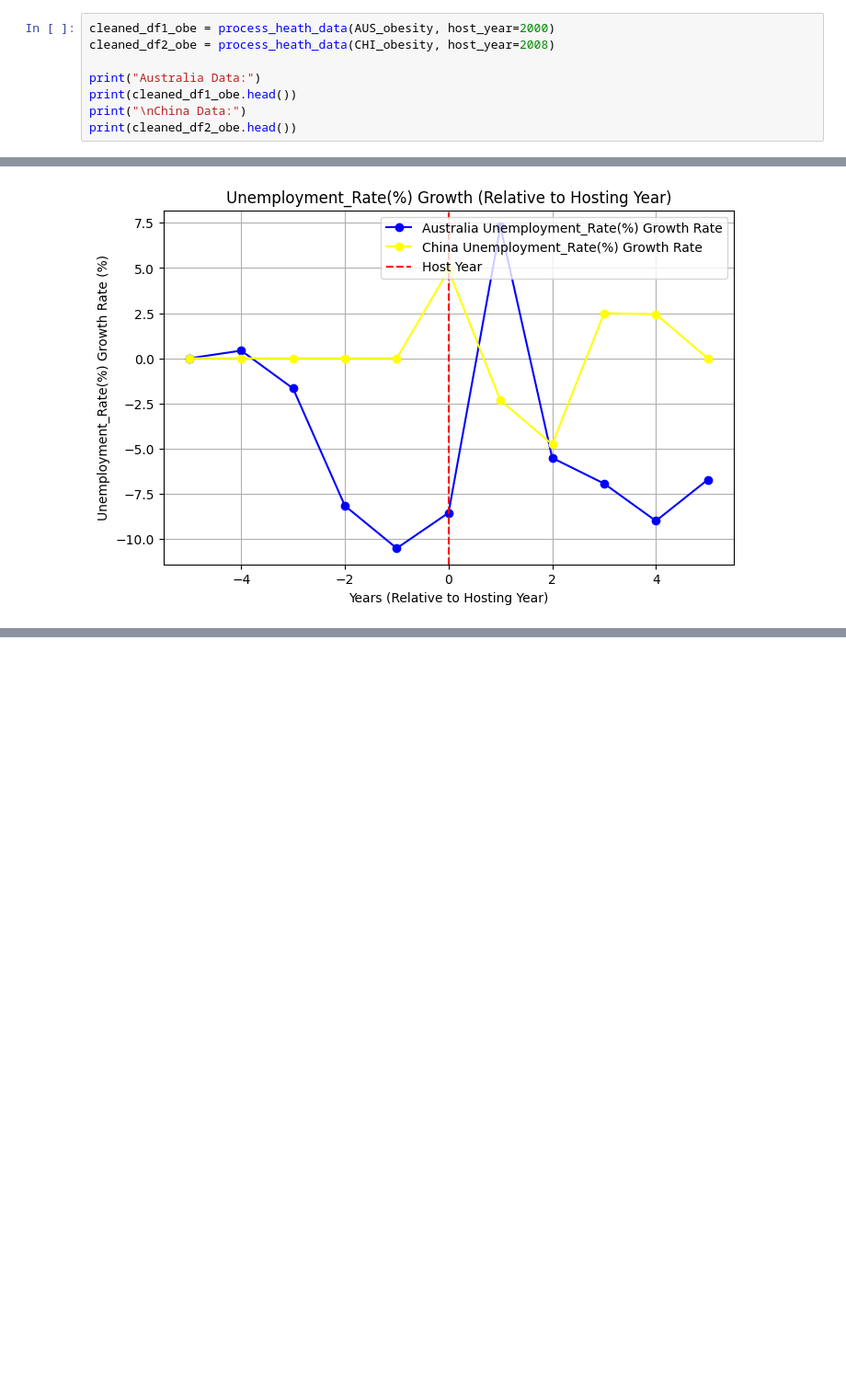
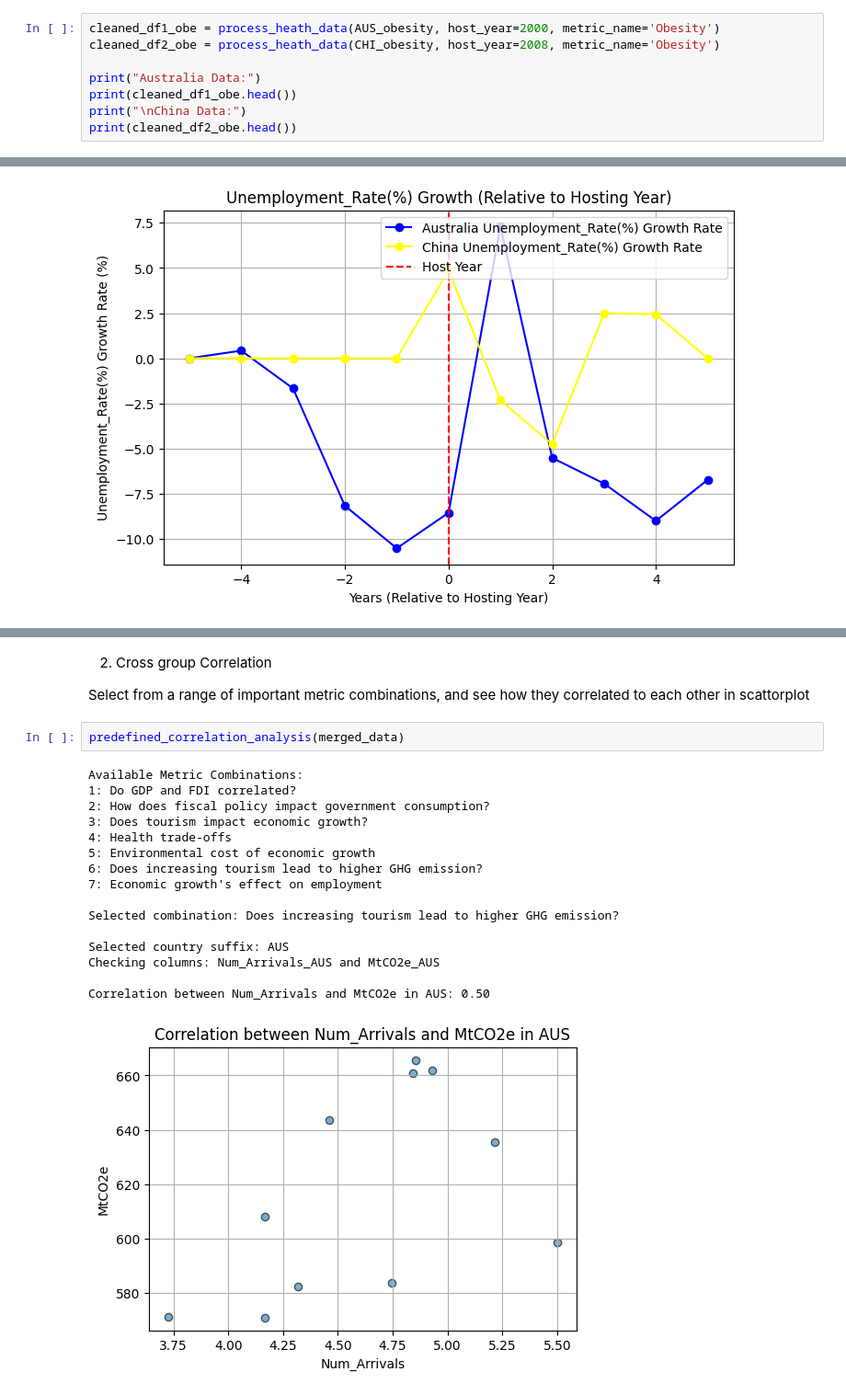
Before and after one commit to Ray-Gizzy/2024Fall_projects, a Jupyter notebook: Visualization.ipynb, the cells around one changed output, grey strips where cells are left out. Shown at 92% size. Drawn from its saved outputs; the diff is of its cells as text; blank space fills up the shorter version.

```diff
--- a/Visualization.ipynb
+++ b/Visualization.ipynb
@@ -404,8 +407,8 @@ def process_heath_data(df, host_year):
         processed_data.append(processed_df)
     return pd.concat(processed_data, ignore_index=True)
 # %%
-cleaned_df1_obe = process_heath_data(AUS_obesity, host_year=2000)
-cleaned_df2_obe = process_heath_data(CHI_obesity, host_year=2008)
+cleaned_df1_obe = process_heath_data(AUS_obesity, host_year=2000, metric_name='Obesity')
+cleaned_df2_obe = process_heath_data(CHI_obesity, host_year=2008, metric_name='Obesity')
 
 print("Australia Data:")
 print(cleaned_df1_obe.head())
@@ -698,0 +823,23 @@ growth_rate_plot(
+# %% [markdown]
+2. Cross group Correlation
+
+Select from a range of important metric combinations, and see how they correlated to each other in scattorplot
+# %%
+predefined_correlation_analysis(merged_data)
+# %% [output]
+Available Metric Combinations:
+1: Do GDP and FDI correlated?
+2: How does fiscal policy impact government consumption?
+3: Does tourism impact economic growth?
+4: Health trade-offs
+5: Environmental cost of economic growth
+6: Does increasing tourism lead to higher GHG emission?
+7: Economic growth's effect on employment
+
+Selected combination: Does increasing tourism lead to higher GHG emission?
+
+Selected country suffix: AUS
+Checking columns: Num_Arrivals_AUS and MtCO2e_AUS
+
+Correlation between Num_Arrivals and MtCO2e in AUS: 0.50
+[figure, added]
```
Also changed, not shown: parts of 28 cells of this notebook.
